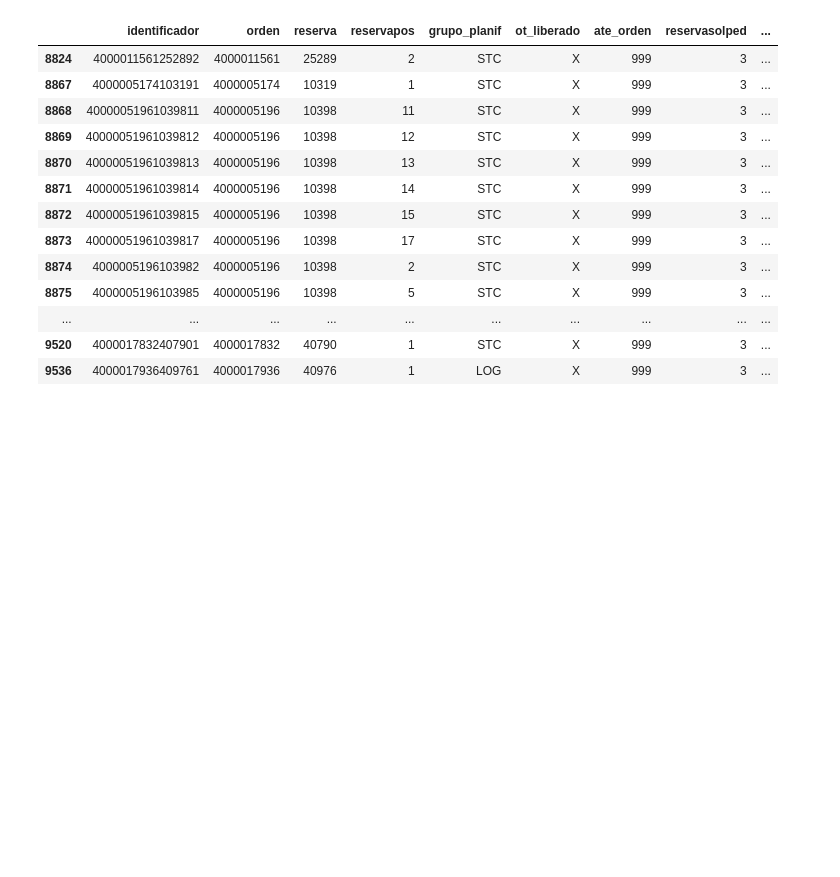
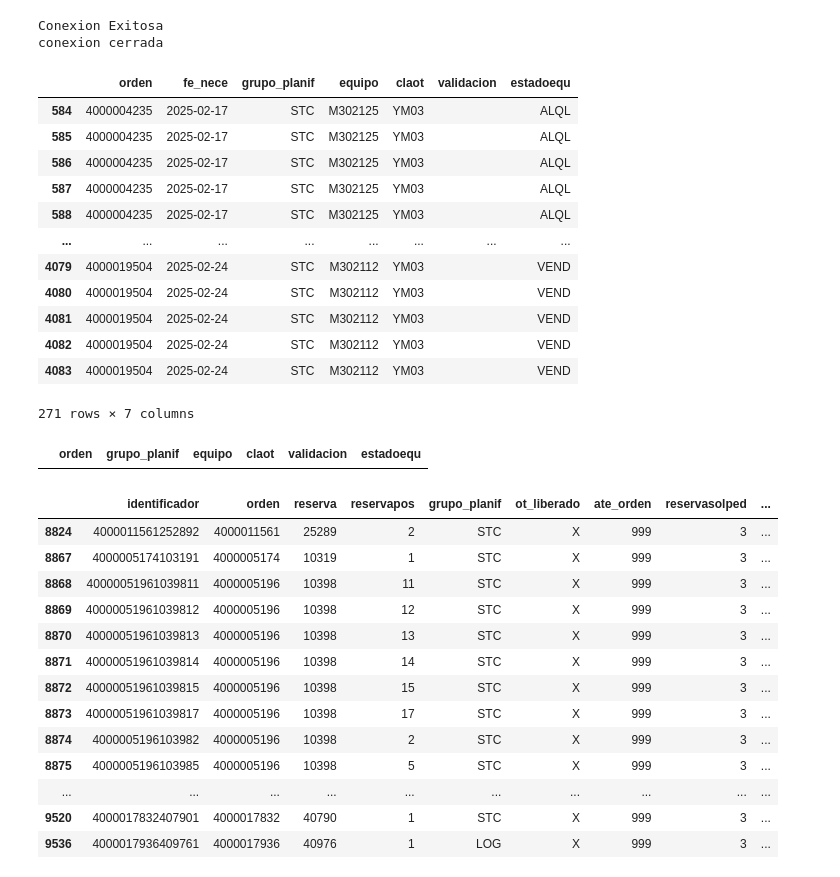
Before and after one commit to Josetudez/Abastecimiento_Modificado, a Jupyter notebook: notebooks/abastecimiento.ipynb, the cells around one changed output. Saved outputs shown, nothing was run; the diff lists cells and outputs as text; code cells hidden in the pictures; blank space fills up the shorter version.

Commit message:
ultimos cambios

```diff
--- a/notebooks/abastecimiento.ipynb
+++ b/notebooks/abastecimiento.ipynb
@@ -56,0 +71,32 @@ unir_reservaxorden_aviso.where(pd.notna(unir_reservaxorden_aviso),None,inplace=T
+# %%
+connection = crear_conexion()
+flota = consult_data(connection,'select equipo,estadoequ from plan_flota')
+cerrar_conexion(connection)
+# %% [output]
+Conexion Exitosa
+conexion cerrada
+# %%
+df_flota = pd.DataFrame(flota)
+revision_orden_OT.rename(columns={"equipo_x": "equipo"}, inplace=True)
+revision_orden_OT_FLOTA = revision_orden_OT.merge(df_flota,how='left',on='equipo')
+# %%
+revision_orden_OT_FLOTA['fe_nece'] = pd.to_datetime(revision_orden_OT_FLOTA['fe_nece'], format='%Y-%m-%d')
+# %%
+Ultimo_mes_ym03 = pd.to_datetime('today').month -2
+Ultimo_mes_ym02 = pd.to_datetime('today').month -3
+# %%
+revision_orden_OT_FLOTA[(revision_orden_OT_FLOTA['claot'] == 'YM03') & (revision_orden_OT_FLOTA['fe_nece'].dt.month < Ultimo_mes_ym03)]
+# %% [output]
+|  | orden | fe_nece | grupo_planif | equipo | claot | validacion | estadoequ |
+| 584 | 4000004235 | 2025-02-17 | STC | M302125 | YM03 |  | ALQL |
+| 585 | 4000004235 | 2025-02-17 | STC | M302125 | YM03 |  | ALQL |
+| 586 | 4000004235 | 2025-02-17 | STC | M302125 | YM03 |  | ALQL |
+| 587 | 4000004235 | 2025-02-17 | STC | M302125 | YM03 |  | ALQL |
+| 588 | 4000004235 | 2025-02-17 | STC | M302125 | YM03 |  | ALQL |
+| ... | ... | ... | ... | ... | ... | ... | ... |
+| 4079 | 4000019504 | 2025-02-24 | STC | M302112 | YM03 |  | VEND |
+| 4080 | 4000019504 | 2025-02-24 | STC | M302112 | YM03 |  | VEND |
+| 4081 | 4000019504 | 2025-02-24 | STC | M302112 | YM03 |  | VEND |
+| 4082 | 4000019504 | 2025-02-24 | STC | M302112 | YM03 |  | VEND |
+| 4083 | 4000019504 | 2025-02-24 | STC | M302112 | YM03 |  | VEND |
+271 rows × 7 columns
@@ -56,0 +113,5 @@ unir_reservaxorden_aviso.where(pd.notna(unir_reservaxorden_aviso),None,inplace=T
+# %%
+#revision_orden_OT_FLOTA[revision_orden_OT_FLOTA['validacion'] == 'C']
+revision_orden_OT_FLOTA[((revision_orden_OT_FLOTA['estadoequ']== 'VEND') & (revision_orden_OT_FLOTA['validacion']==''))]
+# %% [output]
+|  | orden | grupo_planif | equipo | claot | validacion | estadoequ |
```
Also changed, not shown: parts of 20 cells of this notebook, 6 other files.
